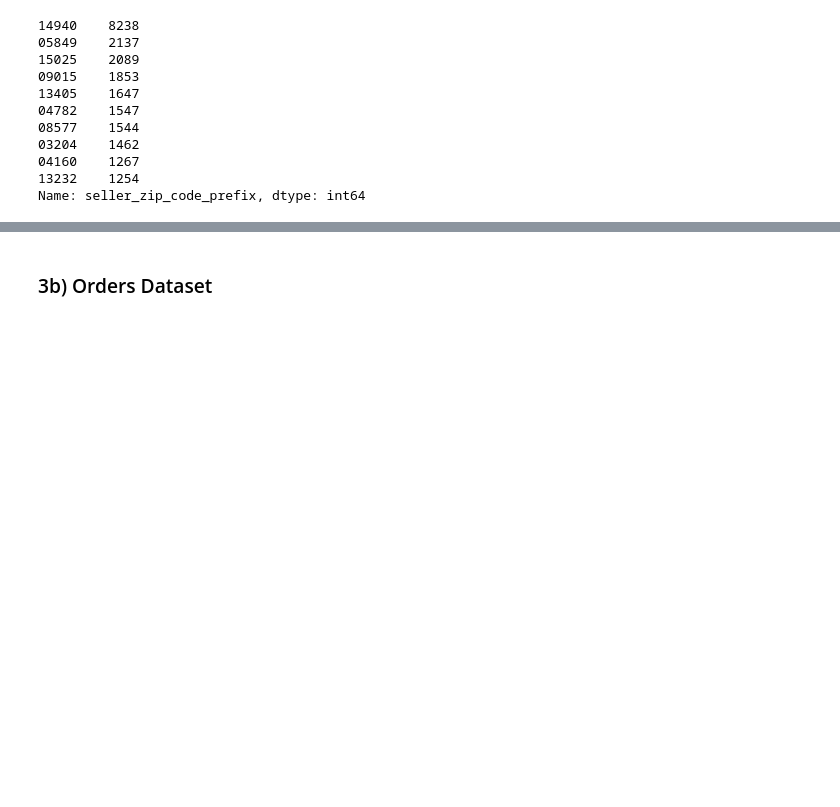
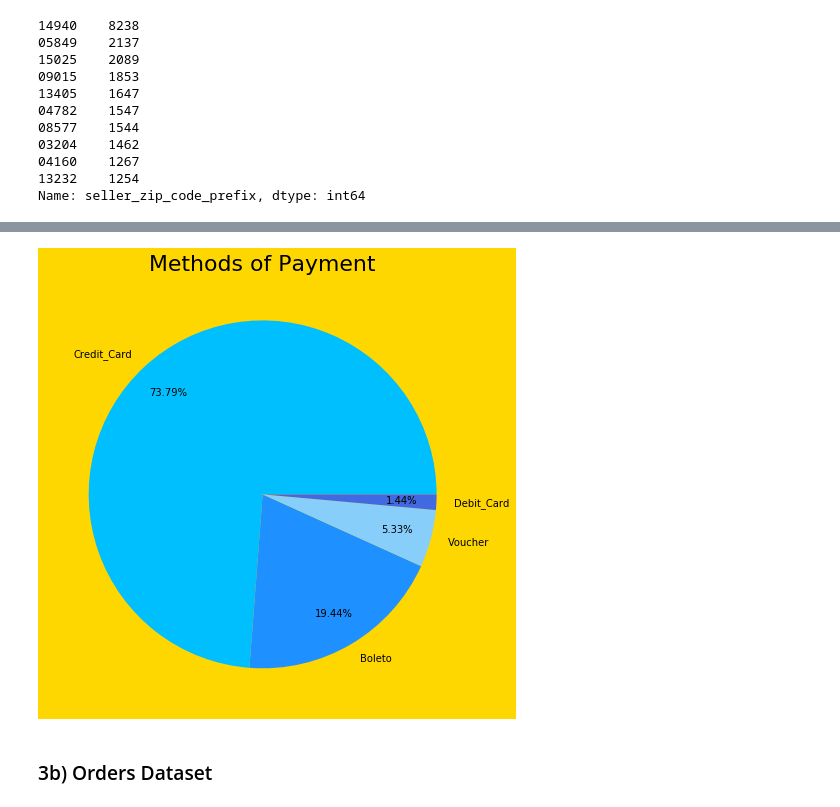
Before and after one commit to RossReisman/Data-Analyst-Portfolio, a Jupyter notebook: Python/brazil/brazil.ipynb, the cells around one changed output, grey strips where cells are left out. Drawn from its saved outputs; the diff is of its cells as text; code cells hidden in the pictures; blank space fills up the shorter version.

```diff
--- a/Python/brazil/brazil.ipynb
+++ b/Python/brazil/brazil.ipynb
@@ -2231,3 +2253,14 @@ plt.show()
+# %%
+vc = master_df['payment_type'].value_counts()
+labels = vc.index
+
+plt.figure(figsize=(8,8), facecolor='gold')
+colors = ['deepskyblue', 'dodgerblue', 'lightskyblue', 'royalblue', 'cornflowerblue']
+plt.pie(master_df['payment_type'].value_counts(), labels=labels, colors=colors, autopct='%1.2f%%', pctdistance=.8)
+plt.title('Methods of Payment', fontsize=22)
+plt.show()
+# %% [output]
+[figure, added]
 # %% [markdown]
 ### 3b) Orders Dataset
 # %%
```
Also changed, not shown: parts of 9 cells of this notebook.
